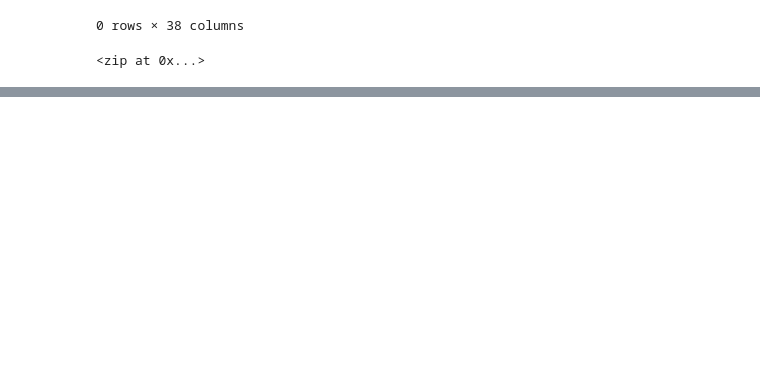
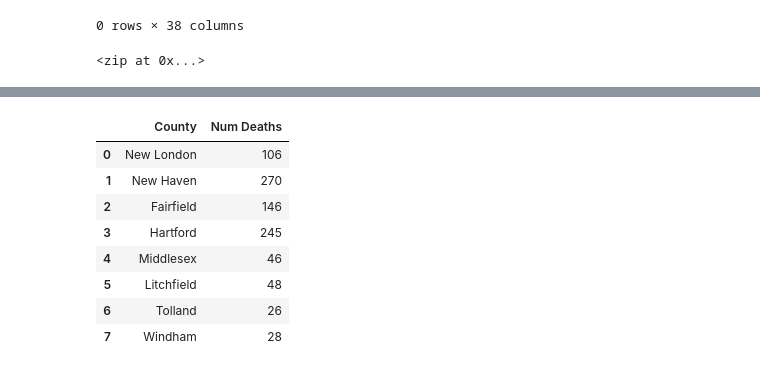
Before and after one commit to yayunl/DataViz-Project1, a Jupyter notebook: county_heatmap.ipynb, the cells around one changed output, grey strips where cells are left out. Saved outputs shown, nothing was run; the diff lists cells and outputs as text; code cells hidden in the pictures; blank space fills up the shorter version.

```diff
--- a/county_heatmap.ipynb
+++ b/county_heatmap.ipynb
@@ -27,7 +27,7 @@ for row in table.findAll("tr"):
     cells = row.findAll("td")
     if cells:
         county = cells[0].find(text=True)
-        county = re.sub("County","",county).upper().rstrip()
+        county = re.sub("County","",county).title().rstrip()
         counties_list.append(county)
 counties_list
 # %% [output]
@@ -100,6 +100,8 @@ Index([':@computed_region_dam5_q64j', ':@computed_region_m4y2_whse',
        'oxym', 'race', 'residence_city', 'residence_county', 'residence_state',
        'sex', 'tramad'],
       dtype='object')
+# %%
+results_df['death_county'] = results_df.death_county.str.title()
 # %%
 results_df = results_df.dropna(subset=['death_county'])
 # %%
@@ -171,0 +185,3 @@ ModuleNotFoundError: No module named 'mpl_toolkits.basemap'
+# %%
+death_counts = Counter(results_df["death_county"])
+death_counts
@@ -171,0 +197,14 @@ ModuleNotFoundError: No module named 'mpl_toolkits.basemap'
+# %%
+df = pd.DataFrame.from_dict(death_counts, orient='index').reset_index()
+df = df.rename(columns={'index':'County',0:'Num Deaths'})
+df
+# %% [output]
+|  | County | Num Deaths |
+| 0 | New London | 106 |
+| 1 | New Haven | 270 |
+| 2 | Fairfield | 146 |
+| 3 | Hartford | 245 |
+| 4 | Middlesex | 46 |
+| 5 | Litchfield | 48 |
+| 6 | Tolland | 26 |
+| 7 | Windham | 28 |
```
Also changed, not shown: parts of 16 cells of this notebook.
